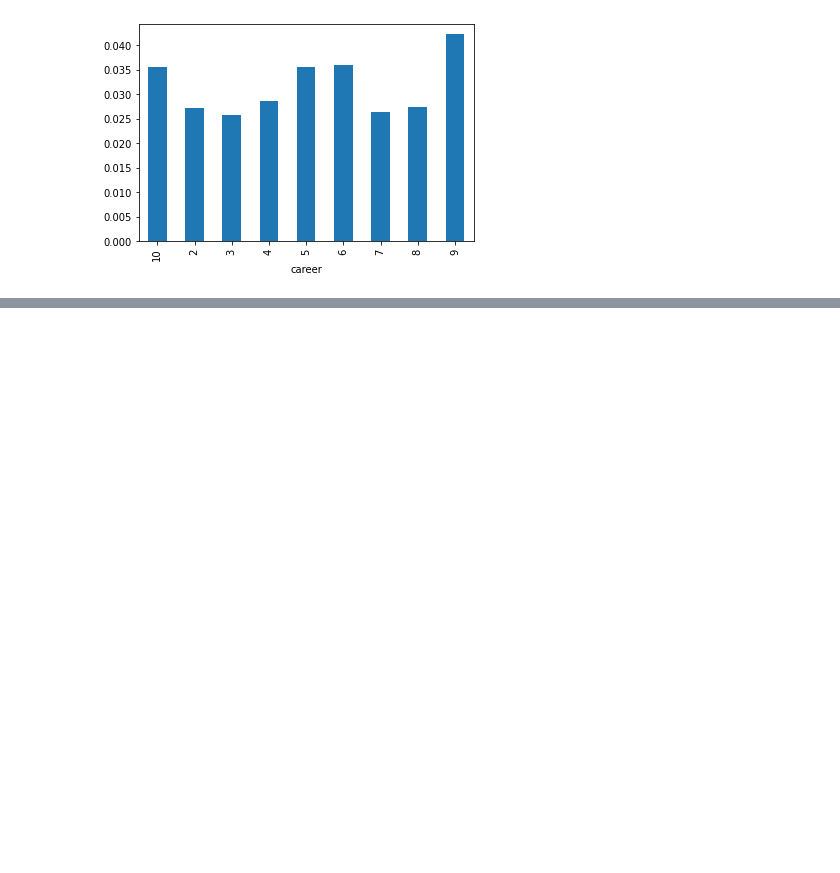
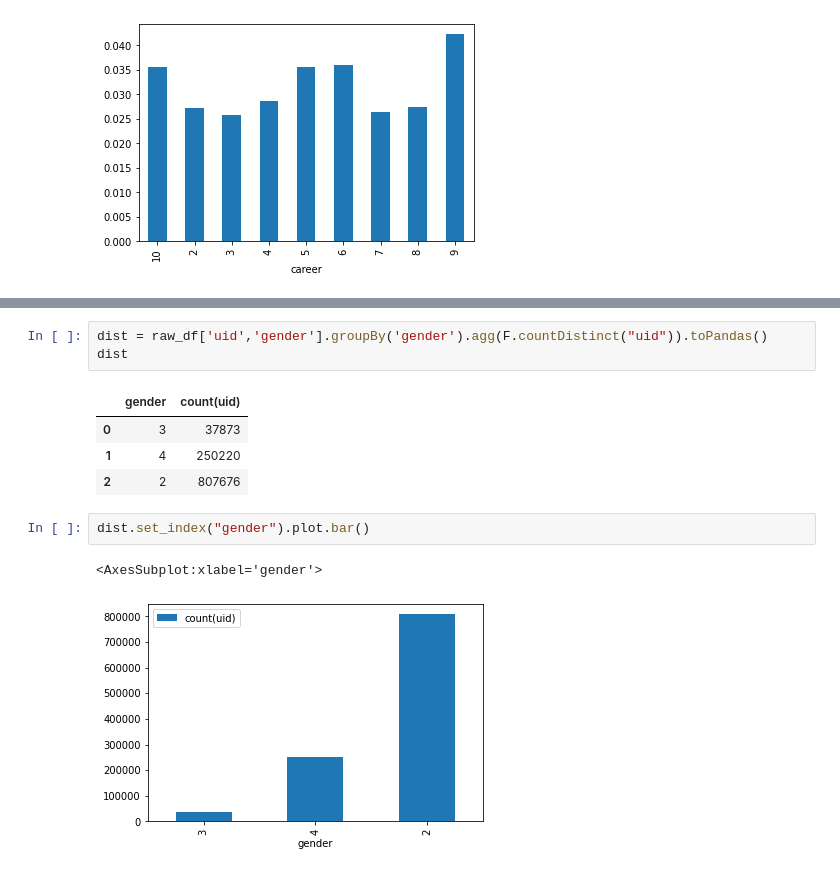
Before and after one commit to xwilchen/MLE_Nanodegree_Capstone, a Jupyter notebook: EDA.ipynb, the cells around one changed output, grey strips where cells are left out. Cells and saved outputs as stored; diff of their text form; blank space fills up the shorter version.

```diff
--- a/EDA.ipynb
+++ b/EDA.ipynb
@@ -612,0 +642,13 @@ seems like
+# %%
+dist = raw_df['uid','gender'].groupBy('gender').agg(F.countDistinct("uid")).toPandas()
+dist
+# %% [output]
+|  | gender | count(uid) |
+| 0 | 3 | 37873 |
+| 1 | 4 | 250220 |
+| 2 | 2 | 807676 |
+# %%
+dist.set_index("gender").plot.bar()
+# %% [output]
+<AxesSubplot:xlabel='gender'>
+[figure, added]
```
Also changed, not shown: parts of 59 cells of this notebook.
